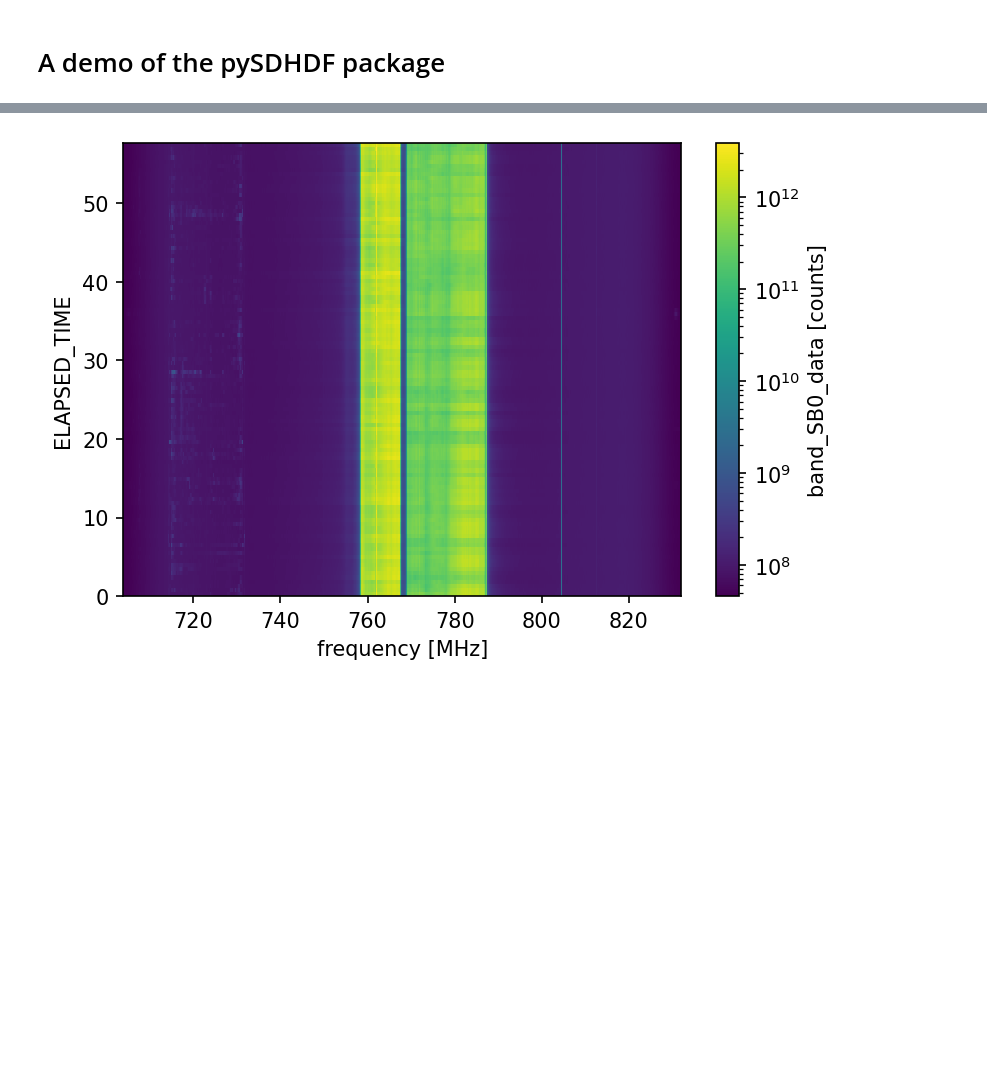
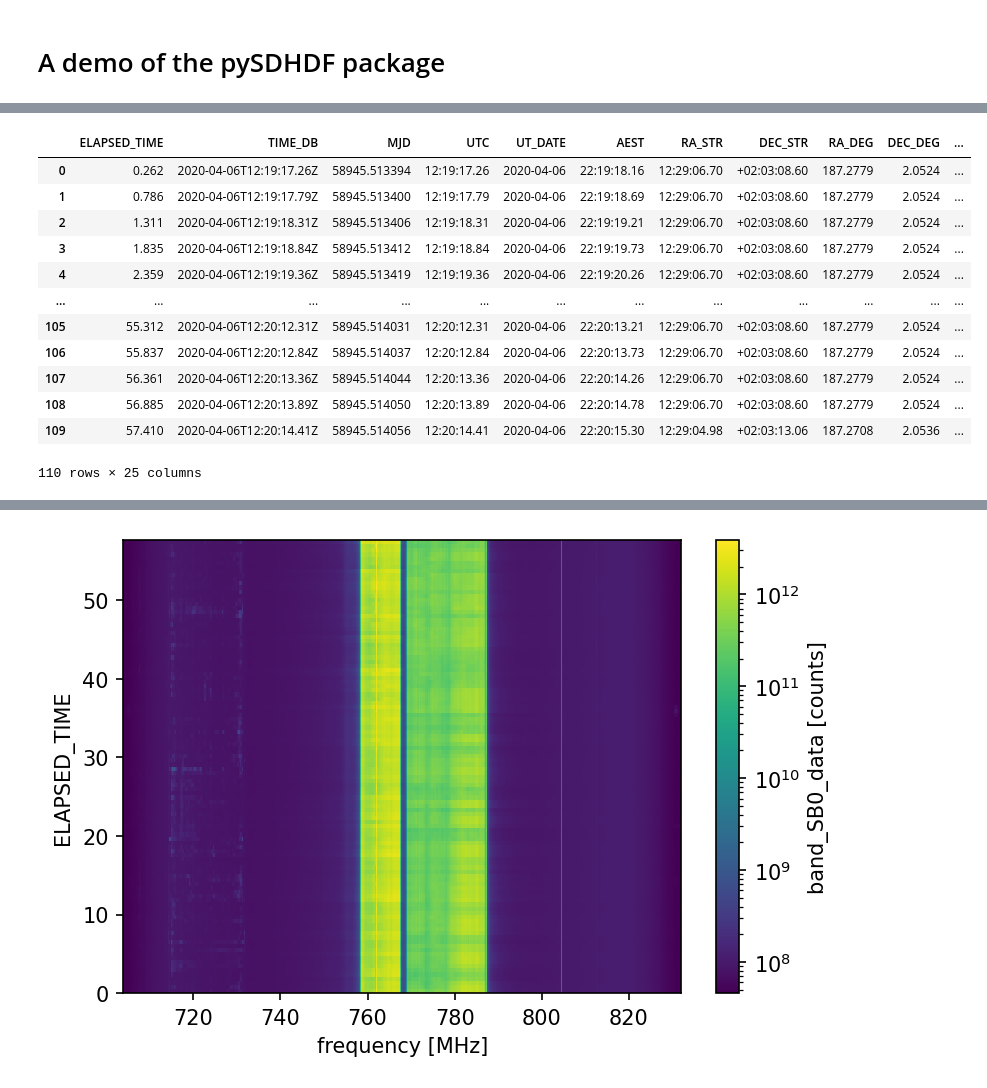
Before and after one commit to AlecThomson/sdhdf_tools, a Jupyter notebook: python/examples/demo.ipynb, the cells around one changed output, grey strips where cells are left out. Drawn from its saved outputs; the diff is of its cells as text; code cells hidden in the pictures; blank space fills up the shorter version.

```diff
--- a/python/examples/demo.ipynb
+++ b/python/examples/demo.ipynb
@@ -11,0 +65,16 @@ data = SDHDF("/Users/tho822/data/parkes/uwl_200406_121917.extract.hdf")
+# %%
+data.beam_0.band_SB0.metadata
+# %% [output]
+|  | ELAPSED_TIME | TIME_DB | MJD | UTC | UT_DATE | AEST | RA_STR | DEC_STR | RA_DEG | DEC_DEG | ... |
+| 0 | 0.262 | 2020-04-06T12:19:17.26Z | 58945.513394 | 12:19:17.26 | 2020-04-06 | 22:19:18.16 | 12:29:06.70 | +02:03:08.60 | 187.2779 | 2.0524 | ... |
+| 1 | 0.786 | 2020-04-06T12:19:17.79Z | 58945.513400 | 12:19:17.79 | 2020-04-06 | 22:19:18.69 | 12:29:06.70 | +02:03:08.60 | 187.2779 | 2.0524 | ... |
+| 2 | 1.311 | 2020-04-06T12:19:18.31Z | 58945.513406 | 12:19:18.31 | 2020-04-06 | 22:19:19.21 | 12:29:06.70 | +02:03:08.60 | 187.2779 | 2.0524 | ... |
+| 3 | 1.835 | 2020-04-06T12:19:18.84Z | 58945.513412 | 12:19:18.84 | 2020-04-06 | 22:19:19.73 | 12:29:06.70 | +02:03:08.60 | 187.2779 | 2.0524 | ... |
+| 4 | 2.359 | 2020-04-06T12:19:19.36Z | 58945.513419 | 12:19:19.36 | 2020-04-06 | 22:19:20.26 | 12:29:06.70 | +02:03:08.60 | 187.2779 | 2.0524 | ... |
+| ... | ... | ... | ... | ... | ... | ... | ... | ... | ... | ... | ... |
+| 105 | 55.312 | 2020-04-06T12:20:12.31Z | 58945.514031 | 12:20:12.31 | 2020-04-06 | 22:20:13.21 | 12:29:06.70 | +02:03:08.60 | 187.2779 | 2.0524 | ... |
+| 106 | 55.837 | 2020-04-06T12:20:12.84Z | 58945.514037 | 12:20:12.84 | 2020-04-06 | 22:20:13.73 | 12:29:06.70 | +02:03:08.60 | 187.2779 | 2.0524 | ... |
+| 107 | 56.361 | 2020-04-06T12:20:13.36Z | 58945.514044 | 12:20:13.36 | 2020-04-06 | 22:20:14.26 | 12:29:06.70 | +02:03:08.60 | 187.2779 | 2.0524 | ... |
+| 108 | 56.885 | 2020-04-06T12:20:13.89Z | 58945.514050 | 12:20:13.89 | 2020-04-06 | 22:20:14.78 | 12:29:06.70 | +02:03:08.60 | 187.2779 | 2.0524 | ... |
+| 109 | 57.410 | 2020-04-06T12:20:14.41Z | 58945.514056 | 12:20:14.41 | 2020-04-06 | 22:20:15.30 | 12:29:04.98 | +02:03:13.06 | 187.2708 | 2.0536 | ... |
+110 rows × 25 columns
```
Also changed, not shown: parts of 17 cells of this notebook.
